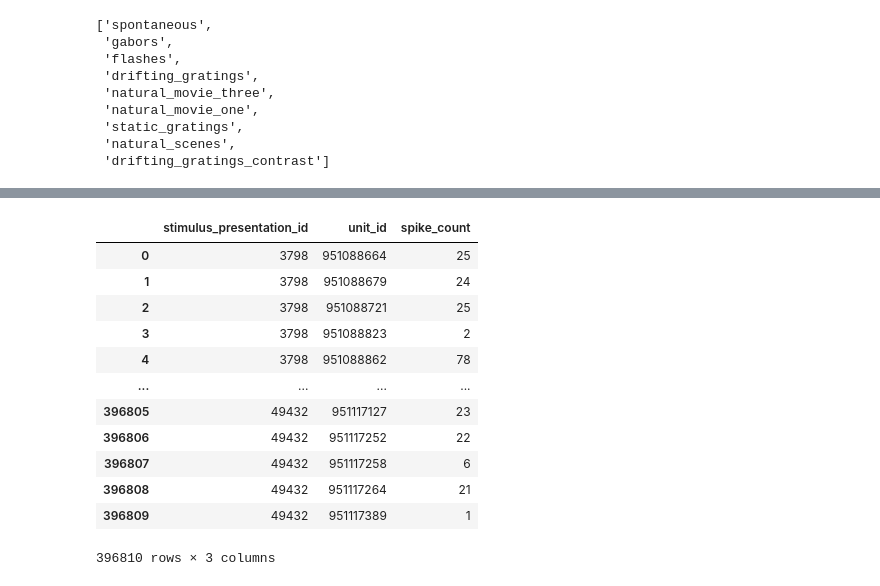
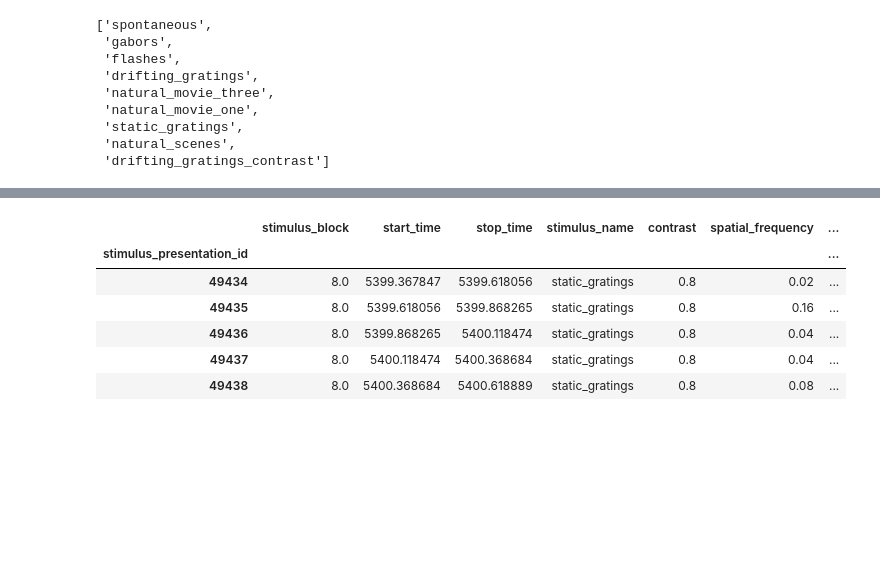
Before and after one commit to FilippoRonzino/mathematical-modelling-for-neuroscience, a Jupyter notebook: import_data.ipynb, the cells around one changed output, grey strips where cells are left out. Saved outputs shown, nothing was run; the diff lists cells and outputs as text; code cells hidden in the pictures; blank space fills up the shorter version.

```diff
--- a/import_data.ipynb
+++ b/import_data.ipynb
@@ -89,19 +62,12 @@ spikes_per_stimulus.reset_index(inplace=True)
-# %%
-spike_counts = spikes_per_stimulus.groupby(['stimulus_presentation_id', 'unit_id'])['spike_time'].count().reset_index()
-spike_counts.rename(columns={'spike_time': 'spike_count'}, inplace=True)
-spike_counts
-# %% [output]
-|  | stimulus_presentation_id | unit_id | spike_count |
-| 0 | 3798 | 951088664 | 25 |
-| 1 | 3798 | 951088679 | 24 |
-| 2 | 3798 | 951088721 | 25 |
-| 3 | 3798 | 951088823 | 2 |
-| 4 | 3798 | 951088862 | 78 |
-| ... | ... | ... | ... |
-| 396805 | 49432 | 951117127 | 23 |
-| 396806 | 49432 | 951117252 | 22 |
-| 396807 | 49432 | 951117258 | 6 |
-| 396808 | 49432 | 951117264 | 21 |
-| 396809 | 49432 | 951117389 | 1 |
-396810 rows × 3 columns
+# %%
+static_stimuli = oursession.get_stimulus_table('static_gratings')
+static_stimuli.head()
+# %% [output]
+|  | stimulus_block | start_time | stop_time | stimulus_name | contrast | spatial_frequency | ... |
+| stimulus_presentation_id |  |  |  |  |  |  | ... |
+| 49434 | 8.0 | 5399.367847 | 5399.618056 | static_gratings | 0.8 | 0.02 | ... |
+| 49435 | 8.0 | 5399.618056 | 5399.868265 | static_gratings | 0.8 | 0.16 | ... |
+| 49436 | 8.0 | 5399.868265 | 5400.118474 | static_gratings | 0.8 | 0.04 | ... |
+| 49437 | 8.0 | 5400.118474 | 5400.368684 | static_gratings | 0.8 | 0.04 | ... |
+| 49438 | 8.0 | 5400.368684 | 5400.618889 | static_gratings | 0.8 | 0.08 | ... |
 # %%
```
Also changed, not shown: parts of 18 cells of this notebook, 3 other files.
